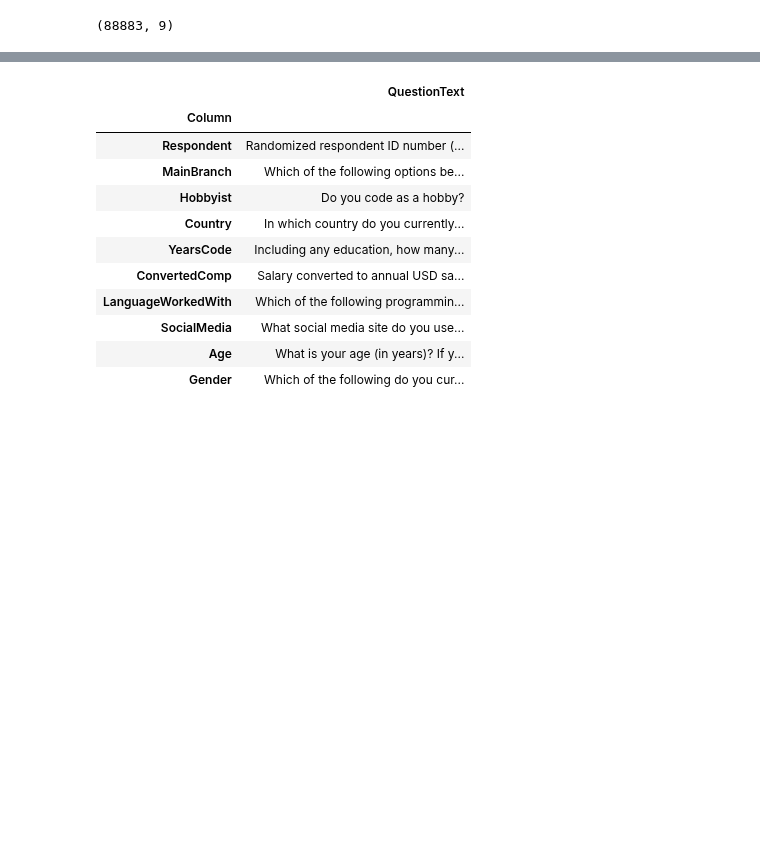
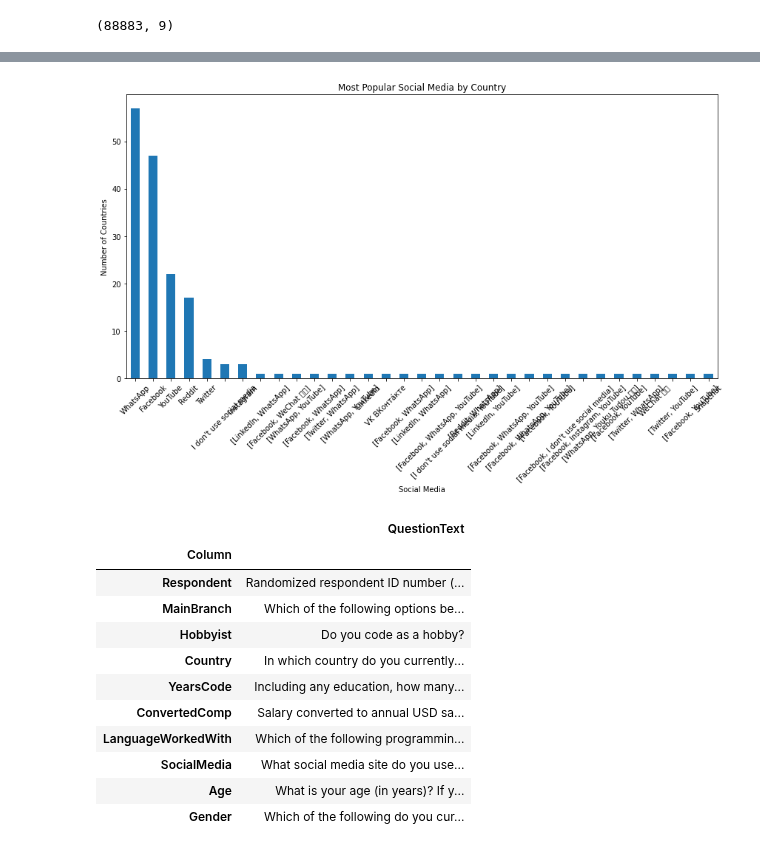
Before and after one commit to Muhammad-Sheraz-ds/Python-For-Data-Scientists, a Jupyter notebook: Lec-3.17(Pandas-09-Aggregating-and-Grouping-Data).ipynb, the cells around one changed output, grey strips where cells are left out. Cells and saved outputs as stored; diff of their text form; code cells hidden in the pictures; blank space fills up the shorter version.

```diff
--- a/Lec-3.17(Pandas-09-Aggregating-and-Grouping-Data).ipynb
+++ b/Lec-3.17(Pandas-09-Aggregating-and-Grouping-Data).ipynb
@@ -485,3 +595,18 @@ df.head()
 | 3 | I am not primarily a developer, b... | Yes | Thailand | 3 | 8820.0 | HTML/CSS | Reddit | 28.0 | ... |
 | 4 | I am a developer by profession | No | United States | 3 | 61000.0 | C;C++;C#;Python;SQL | Reddit | 22.0 | ... |
 | 5 | I am a developer by profession | Yes | Ukraine | 16 | NaN | C++;HTML/CSS;Java;JavaScript;Pyth... | Facebook | 30.0 | ... |
+# %%
+import pandas as pd
+
+# Assuming your DataFrame is named df
+# Replace 'df' with the actual name of your DataFrame if different
+# Replace 'SocialMedia' with the actual name of the column containing social media data if different
+
+# Remove rows where SocialMedia data is missing
+df_cleaned = df.dropna(subset=['SocialMedia'])
+
+# Group by 'Country' and find the mode value for 'SocialMedia' within each group
+most_popular_social_media = df_cleaned.groupby('Country')['SocialMedia'].agg(pd.Series.mode)
+
+# Display the result
+most_popular_social_media
@@ -488,3 +627,17 @@ df.head()
+# %%
+import matplotlib.pyplot as plt
+
+# Plotting the data
+plt.figure(figsize=(12, 8))
+most_popular_social_media.value_counts().plot(kind='bar')
+plt.title('Most Popular Social Media by Country')
+plt.xlabel('Social Media')
+plt.ylabel('Number of Countries')
+plt.xticks(rotation=45)
+plt.tight_layout()
+plt.show()
+# %% [output]
+[figure, added]
 # %%
 df.loc[df['Country']=='Pakistan', :]
 # %%
```
Also changed, not shown: parts of 45 cells of this notebook, 14 other files.
